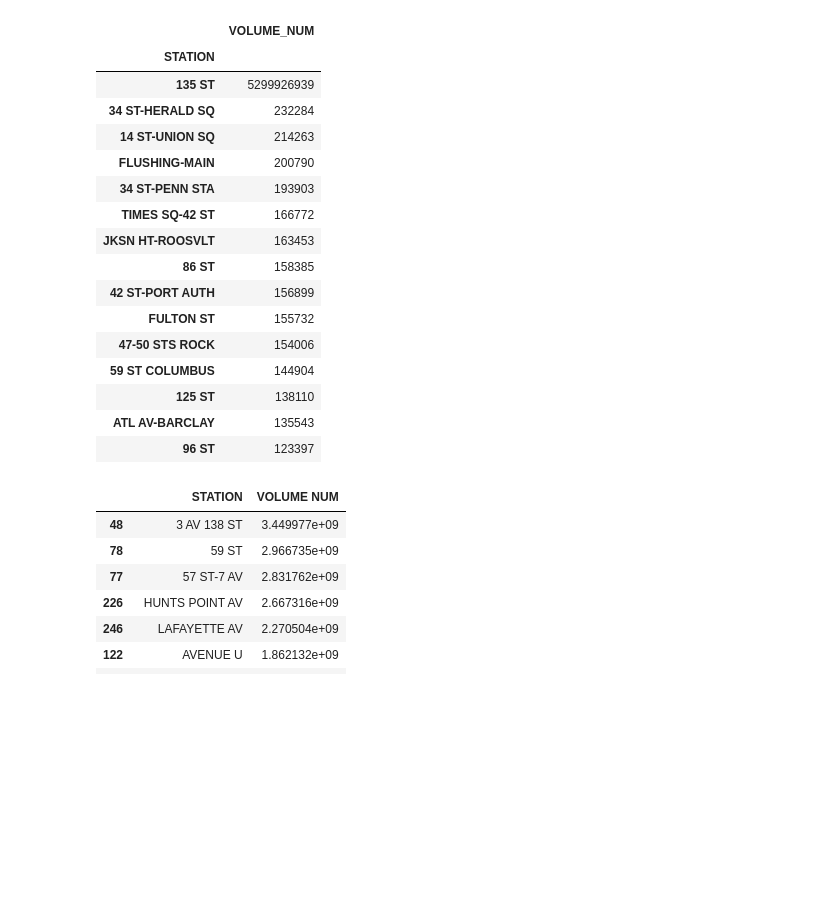
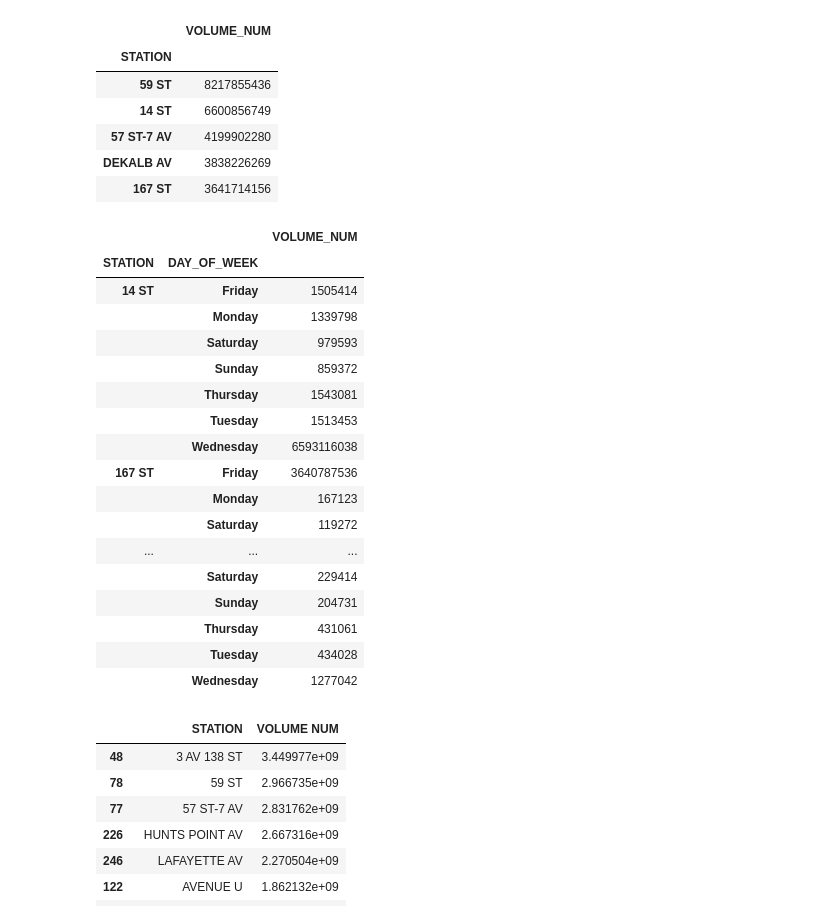
Before and after one commit to yhuang060/MTA-Subway, a Jupyter notebook: MTA Project.ipynb, the cells around one changed output. Drawn from its saved outputs; the diff is of its cells as text; code cells hidden in the pictures; blank space fills up the shorter version.

```diff
--- a/MTA Project.ipynb
+++ b/MTA Project.ipynb
@@ -2,5 +2,4 @@
 import pandas as pd
 import glob
 # %%
-#df = pd.concat(map(pd.read_csv, glob.glob('Subway_Data/*.txt')))
-df = pd.concat(map(pd.read_csv, ['http://web.mta.info/developers/data/nyct/turnstile/turnstile_210102.txt']))
+df = pd.concat(map(pd.read_csv, glob.glob('Subway_Data/*.txt')))
@@ -42,7 +61,7 @@ df_by_station = df.groupby(["STATION","SCP", pd.Grouper(key="DATETIME", freq = "
 df_by_station.reset_index(inplace=True)
 
 
-df_by_station.columns = ['STATION','UNIQUE_TURNSTILE_ID','DATETIME','ENTRIES_MAX','EXITS_MAX']
+df_by_station.columns = ['STATION','SCP','DATETIME','ENTRIES_MAX','EXITS_MAX']
 
 df_by_station["VOLUME"] = df_by_station["ENTRIES_MAX"] + df_by_station["EXITS_MAX"]
 df_by_station["VOLUME_NUM"] = df_by_station["VOLUME"].diff()
@@ -52,9 +71,10 @@ df_by_station.reset_index(inplace=True)
 
 #print(min(df['DATETIME']))
 df_by_station = df_by_station[df_by_station["DATETIME"]> min(df['DATETIME'])]
-df_by_station = df_by_station[df_by_station["VOLUME_NUM"] > 0]
+df_by_station = df_by_station[df_by_station["VOLUME_NUM"] >= 0]
 
-df_by_station.drop(["ENTRIES_MAX", "EXITS_MAX", "VOLUME"], axis =1, inplace = True)
-
+#df_by_station.drop(["ENTRIES_MAX", "EXITS_MAX", "VOLUME"], axis =1, inplace = True)
+#i=df_by_station['STATION']=='59 ST'
+#print(df_by_station[i][3000:3712])
 df_by_station
 # %% [output]
@@ -74,28 +111,52 @@ df_by_station
 # %%
 station=df_by_station.groupby(["STATION"]).agg({"VOLUME_NUM": "sum"}).sort_values(["VOLUME_NUM"], ascending=False)
 station['VOLUME_NUM']=station['VOLUME_NUM'].apply(lambda x: '%.f' % x)
-station.head(15)
-#.sort_values(["VOLUME_NUM"], ascending=False)
-#["VOLUME_NUM"].sum().sort_values("VOLUME_NUM", ascending=False)
-#agg({"VOLUME NUM": "sum"}).sort_values(["VOLUME NUM"], ascending=False)
+station.head() #Top 5 Volume Station in Summer
 # %% [output]
 |  | VOLUME_NUM |
 | STATION |  |
-| 135 ST | 5299926939 |
-| 34 ST-HERALD SQ | 232284 |
-| 14 ST-UNION SQ | 214263 |
-| FLUSHING-MAIN | 200790 |
-| 34 ST-PENN STA | 193903 |
-| TIMES SQ-42 ST | 166772 |
-| JKSN HT-ROOSVLT | 163453 |
-| 86 ST | 158385 |
-| 42 ST-PORT AUTH | 156899 |
-| FULTON ST | 155732 |
-| 47-50 STS ROCK | 154006 |
-| 59 ST COLUMBUS | 144904 |
-| 125 ST | 138110 |
-| ATL AV-BARCLAY | 135543 |
-| 96 ST | 123397 |
+| 59 ST | 8217855436 |
+| 14 ST | 6600856749 |
+| 57 ST-7 AV | 4199902280 |
+| DEKALB AV | 3838226269 |
+| 167 ST | 3641714156 |
+# %%
+df_by_week = df_by_station
+df_by_week["DAY_OF_WEEK"] = df_by_week["DATETIME"].dt.day_name()
+df_by_week.head()
+
+df_by_station.groupby(["STATION","DAY_OF_WEEK"]).agg({"VOLUME_NUM": "sum"}).sort_values(["VOLUME_NUM"], ascending=False)
+
+ind=list(map(lambda x: x in list(station.index[0:5]), df_by_week["STATION"]))
+df_by_week_5=df_by_week[ind]
+df_by_week_5
+week=df_by_week_5.groupby(["STATION","DAY_OF_WEEK"]).agg({'VOLUME_NUM':'sum'})
+week['VOLUME_NUM']=week['VOLUME_NUM'].apply(lambda x: '%.f' % x)
+week
+
+
+#a=df_by_week[df_by_week['STATION']=="14 ST"]
+#a=a[a['DAY_OF_WEEK']=="Wednesday"]
+#a[a['VOLUME_NUM']>0].head(10)
+# %% [output]
+|  |  | VOLUME_NUM |
+| STATION | DAY_OF_WEEK |  |
+| 14 ST | Friday | 1505414 |
+|  | Monday | 1339798 |
+|  | Saturday | 979593 |
+|  | Sunday | 859372 |
+|  | Thursday | 1543081 |
+|  | Tuesday | 1513453 |
+|  | Wednesday | 6593116038 |
+| 167 ST | Friday | 3640787536 |
+|  | Monday | 167123 |
+|  | Saturday | 119272 |
+| ... | ... | ... |
+|  | Saturday | 229414 |
+|  | Sunday | 204731 |
+|  | Thursday | 431061 |
+|  | Tuesday | 434028 |
+|  | Wednesday | 1277042 |
 # %%
 #df_by_station = df_by_station[df_by_station["STATION ID"] != "SUTPHIN BLVD"]
 df_by_station_only = df_by_station.groupby(["STATION"]).agg({"VOLUME NUM": "sum"})
```
Also changed, not shown: parts of 6 cells of this notebook, 1 other file.
